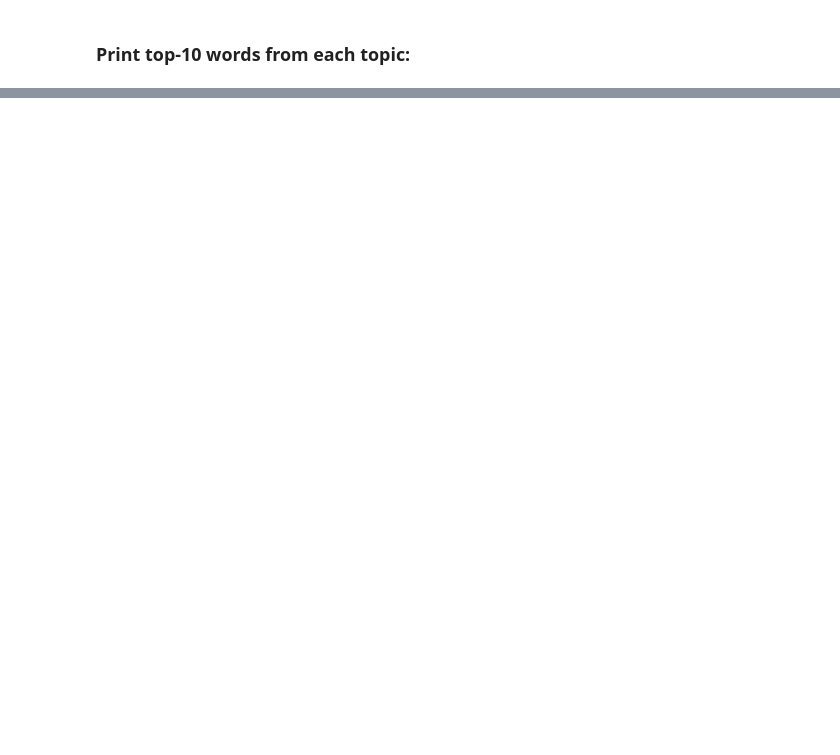
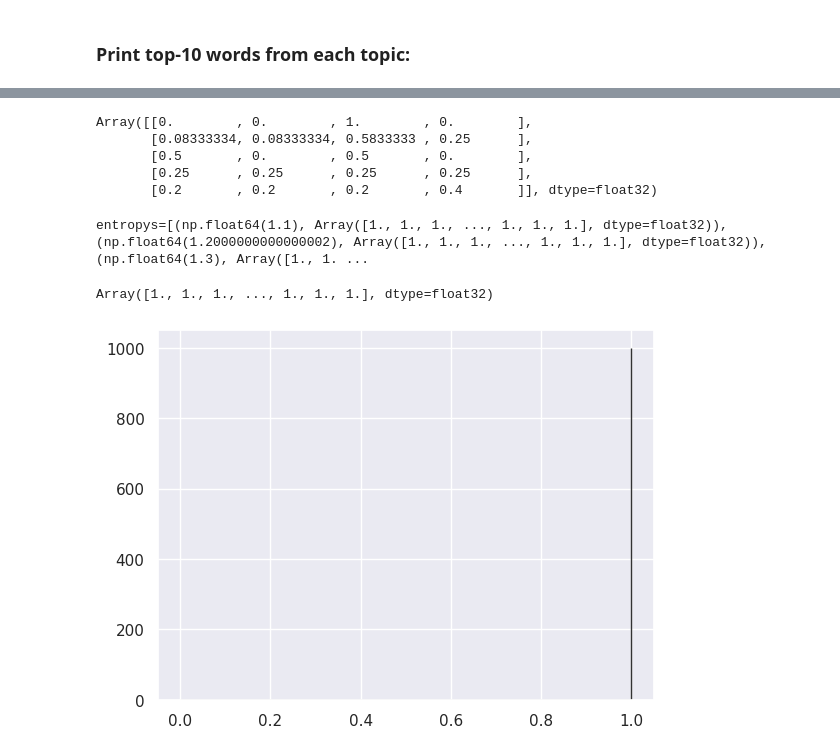
Before and after one commit to knagaev/project_artm, a Jupyter notebook: topic-modelling-attention/examples/quickstart.ipynb, the cells around one changed output, grey strips where cells are left out. Saved outputs shown, nothing was run; the diff lists cells and outputs as text; code cells hidden in the pictures; blank space fills up the shorter version.

```diff
--- a/topic-modelling-attention/examples/quickstart.ipynb
+++ b/topic-modelling-attention/examples/quickstart.ipynb
@@ -299,0 +308,57 @@ voc = preprocessor.vocabulary
+# %%
+from jax import jit
+
+@jit
+def entropy_renyi(matrix, power):
+    entropies = jnp.sum(matrix ** power, axis=1)
+    return entropies
+    #return jnp.sort(entropies) / jnp.max(entropies)
+# %%
+matrix = jnp.array([ # (W,T)
+    [0.0, 0.0, 1.0, 0.0],
+    [0.1, 0.1, 0.7, 0.3],
+    [0.5, 0.0, 0.5, 0.0],
+    [0.25, 0.25, 0.25, 0.25],
+    [0.2, 0.2, 0.2, 0.4]
+])
+
+def _norm(x: jax.Array) -> jax.Array:
+    _eps = 1e-10
+    # take x+ = max(x, 0) element-wise (perform projection on positive simplex)
+    x = jnp.maximum(x, jnp.zeros_like(x))
+    # normalize values in non-zero rows to 1
+    # (mapping from the positive simplex to the unit simplex)
+    norm = x.sum(axis=1, keepdims=True)
+    x = jnp.where(norm > _eps, x / norm, jnp.zeros_like(x))
+    return x
+
+_norm(matrix)
+# %% [output]
+Array([[0.        , 0.        , 1.        , 0.        ],
+       [0.08333334, 0.08333334, 0.5833333 , 0.25      ],
+       [0.5       , 0.        , 0.5       , 0.        ],
+       [0.25      , 0.25      , 0.25      , 0.25      ],
+       [0.2       , 0.2       , 0.2       , 0.4       ]], dtype=float32)
+# %%
+entropys = [(s, entropy_renyi(phi_wt, power=s)) for s in np.linspace(1.1, 1.9, num=9)]
+print(f"{entropys=}")
+cum_entropys = []
+# %% [output]
+entropys=[(np.float64(1.1), Array([1., 1., 1., ..., 1., 1., 1.], dtype=float32)), (np.float64(1.2000000000000002), Array([1., 1., 1., ..., 1., 1., 1.], dtype=float32)), (np.float64(1.3), Array([1., 1. ...
+# %%
+entropys[5][1]
+# %% [output]
+Array([1., 1., 1., ..., 1., 1., 1.], dtype=float32)
+# %%
+counts, bin_edges, _ = plt.hist(
+    entropys[5][1],
+    bins=1000,
+    range=(0, 1),  # фиксированный диапазон
+    density=True,
+    color='b',
+    edgecolor='black',
+    alpha=0.8,
+    label='Распределение'
+)
+# %% [output]
+[figure, added]
```
Also changed, not shown: parts of 21 cells of this notebook, 20 other files.
